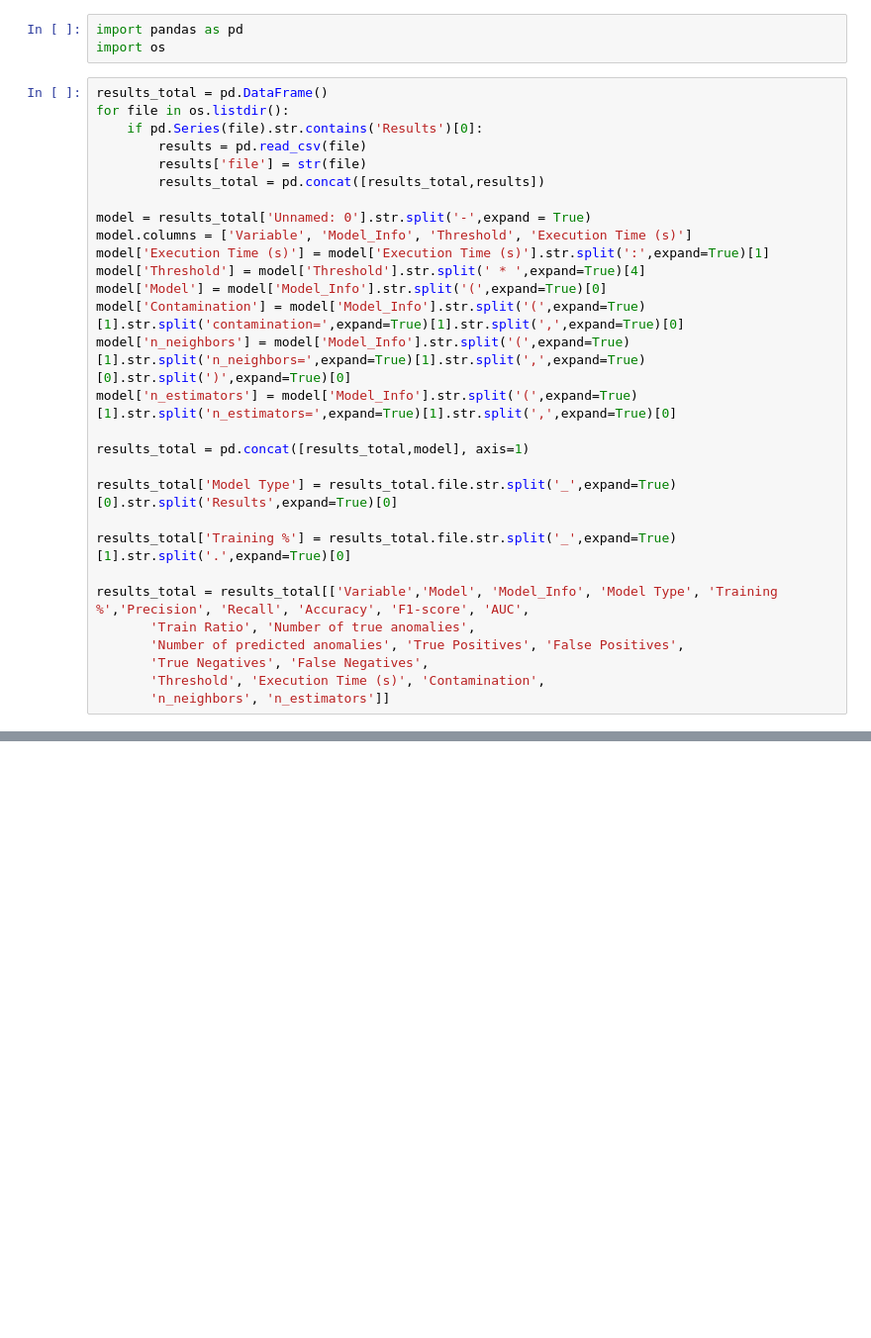
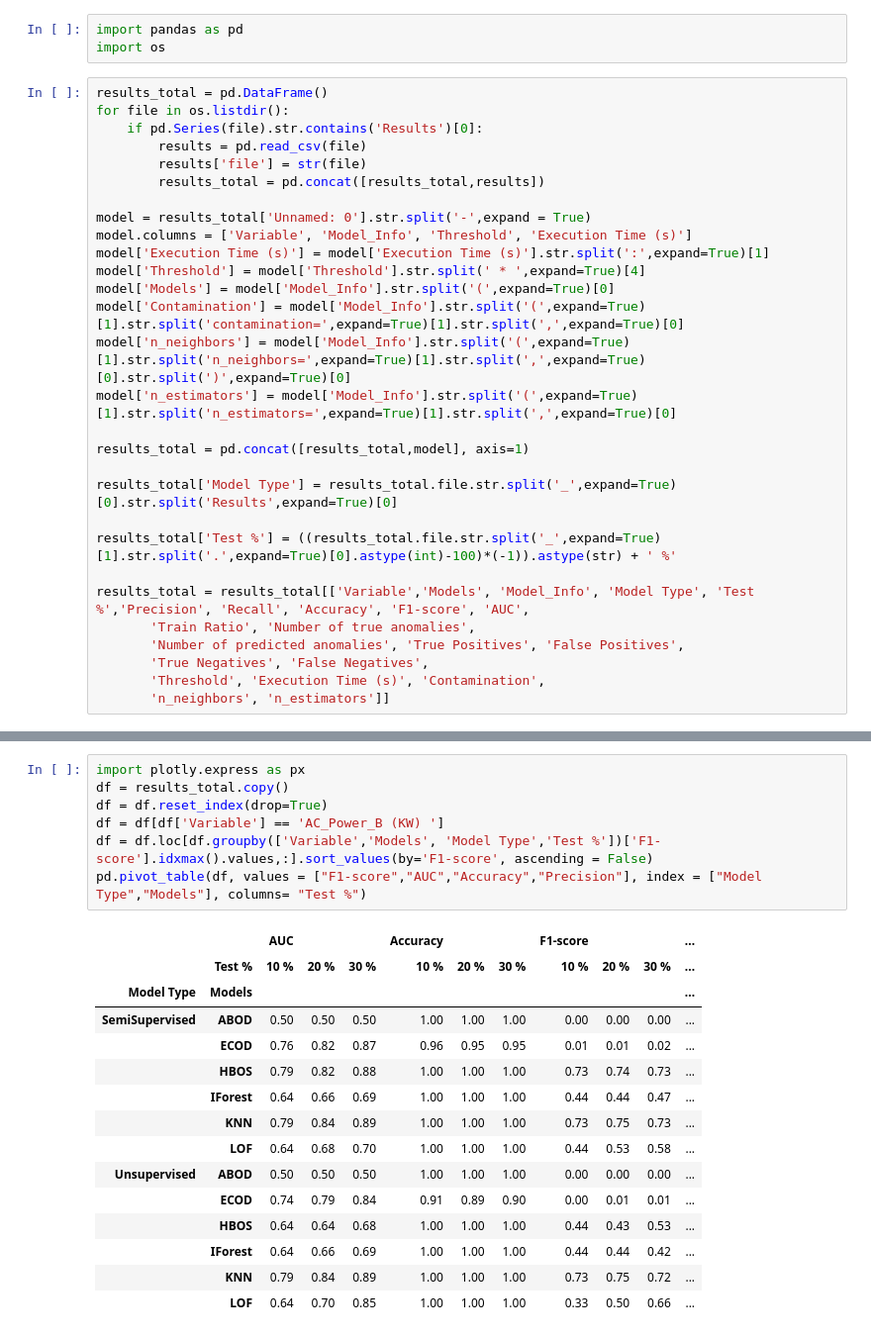
Before and after one commit to luisfernandoagottani/doctorade, a Jupyter notebook: notebooks/loanda/results.ipynb, the cells around one changed output, grey strips where cells are left out. Shown at 99% size. Saved outputs shown, nothing was run; the diff lists cells and outputs as text; blank space fills up the shorter version.

Commit message:
Results

```diff
--- a/notebooks/loanda/results.ipynb
+++ b/notebooks/loanda/results.ipynb
@@ -13,7 +13,7 @@ model = results_total['Unnamed: 0'].str.split('-',expand = True)
 model.columns = ['Variable', 'Model_Info', 'Threshold', 'Execution Time (s)']
 model['Execution Time (s)'] = model['Execution Time (s)'].str.split(':',expand=True)[1]
 model['Threshold'] = model['Threshold'].str.split(' * ',expand=True)[4]
-model['Model'] = model['Model_Info'].str.split('(',expand=True)[0]
+model['Models'] = model['Model_Info'].str.split('(',expand=True)[0]
 model['Contamination'] = model['Model_Info'].str.split('(',expand=True)[1].str.split('contamination=',expand=True)[1].str.split(',',expand=True)[0]
 model['n_neighbors'] = model['Model_Info'].str.split('(',expand=True)[1].str.split('n_neighbors=',expand=True)[1].str.split(',',expand=True)[0].str.split(')',expand=True)[0]
 model['n_estimators'] = model['Model_Info'].str.split('(',expand=True)[1].str.split('n_estimators=',expand=True)[1].str.split(',',expand=True)[0]
@@ -22,9 +22,9 @@ results_total = pd.concat([results_total,model], axis=1)
 
 results_total['Model Type'] = results_total.file.str.split('_',expand=True)[0].str.split('Results',expand=True)[0]
 
-results_total['Training %'] = results_total.file.str.split('_',expand=True)[1].str.split('.',expand=True)[0]
+results_total['Test %'] = ((results_total.file.str.split('_',expand=True)[1].str.split('.',expand=True)[0].astype(int)-100)*(-1)).astype(str) + ' %'
 
-results_total = results_total[['Variable','Model', 'Model_Info', 'Model Type', 'Training %','Precision', 'Recall', 'Accuracy', 'F1-score', 'AUC',
+results_total = results_total[['Variable','Models', 'Model_Info', 'Model Type', 'Test %','Precision', 'Recall', 'Accuracy', 'F1-score', 'AUC',
        'Train Ratio', 'Number of true anomalies',
        'Number of predicted anomalies', 'True Positives', 'False Positives',
        'True Negatives', 'False Negatives',
@@ -94,0 +33,23 @@ df
+# %%
+import plotly.express as px
+df = results_total.copy()
+df = df.reset_index(drop=True)
+df = df[df['Variable'] == 'AC_Power_B (KW) ']
+df = df.loc[df.groupby(['Variable','Models', 'Model Type','Test %'])['F1-score'].idxmax().values,:].sort_values(by='F1-score', ascending = False)
+pd.pivot_table(df, values = ["F1-score","AUC","Accuracy","Precision"], index = ["Model Type","Models"], columns= "Test %")
+# %% [output]
+|  |  | AUC |  |  | Accuracy |  |  | F1-score |  |  | ... |
+|  | Test % | 10 % | 20 % | 30 % | 10 % | 20 % | 30 % | 10 % | 20 % | 30 % | ... |
+| Model Type | Models |  |  |  |  |  |  |  |  |  | ... |
+| SemiSupervised | ABOD | 0.50 | 0.50 | 0.50 | 1.00 | 1.00 | 1.00 | 0.00 | 0.00 | 0.00 | ... |
+|  | ECOD | 0.76 | 0.82 | 0.87 | 0.96 | 0.95 | 0.95 | 0.01 | 0.01 | 0.02 | ... |
+|  | HBOS | 0.79 | 0.82 | 0.88 | 1.00 | 1.00 | 1.00 | 0.73 | 0.74 | 0.73 | ... |
+|  | IForest | 0.64 | 0.66 | 0.69 | 1.00 | 1.00 | 1.00 | 0.44 | 0.44 | 0.47 | ... |
+|  | KNN | 0.79 | 0.84 | 0.89 | 1.00 | 1.00 | 1.00 | 0.73 | 0.75 | 0.73 | ... |
+|  | LOF | 0.64 | 0.68 | 0.70 | 1.00 | 1.00 | 1.00 | 0.44 | 0.53 | 0.58 | ... |
+| Unsupervised | ABOD | 0.50 | 0.50 | 0.50 | 1.00 | 1.00 | 1.00 | 0.00 | 0.00 | 0.00 | ... |
+|  | ECOD | 0.74 | 0.79 | 0.84 | 0.91 | 0.89 | 0.90 | 0.00 | 0.01 | 0.01 | ... |
+|  | HBOS | 0.64 | 0.64 | 0.68 | 1.00 | 1.00 | 1.00 | 0.44 | 0.43 | 0.53 | ... |
+|  | IForest | 0.64 | 0.66 | 0.69 | 1.00 | 1.00 | 1.00 | 0.44 | 0.44 | 0.42 | ... |
+|  | KNN | 0.79 | 0.84 | 0.89 | 1.00 | 1.00 | 1.00 | 0.73 | 0.75 | 0.72 | ... |
+|  | LOF | 0.64 | 0.70 | 0.85 | 1.00 | 1.00 | 1.00 | 0.33 | 0.50 | 0.66 | ... |
```
Also changed, not shown: parts of 12 cells of this notebook, 5 other files.
